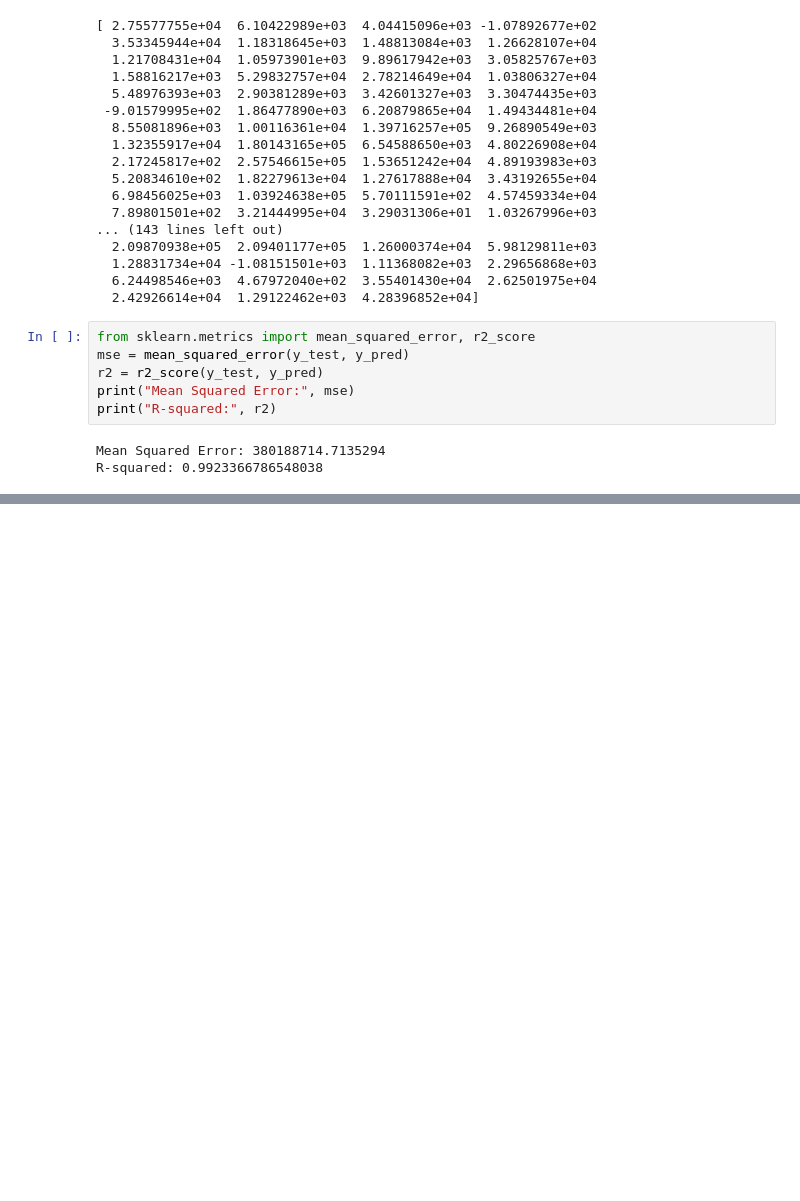
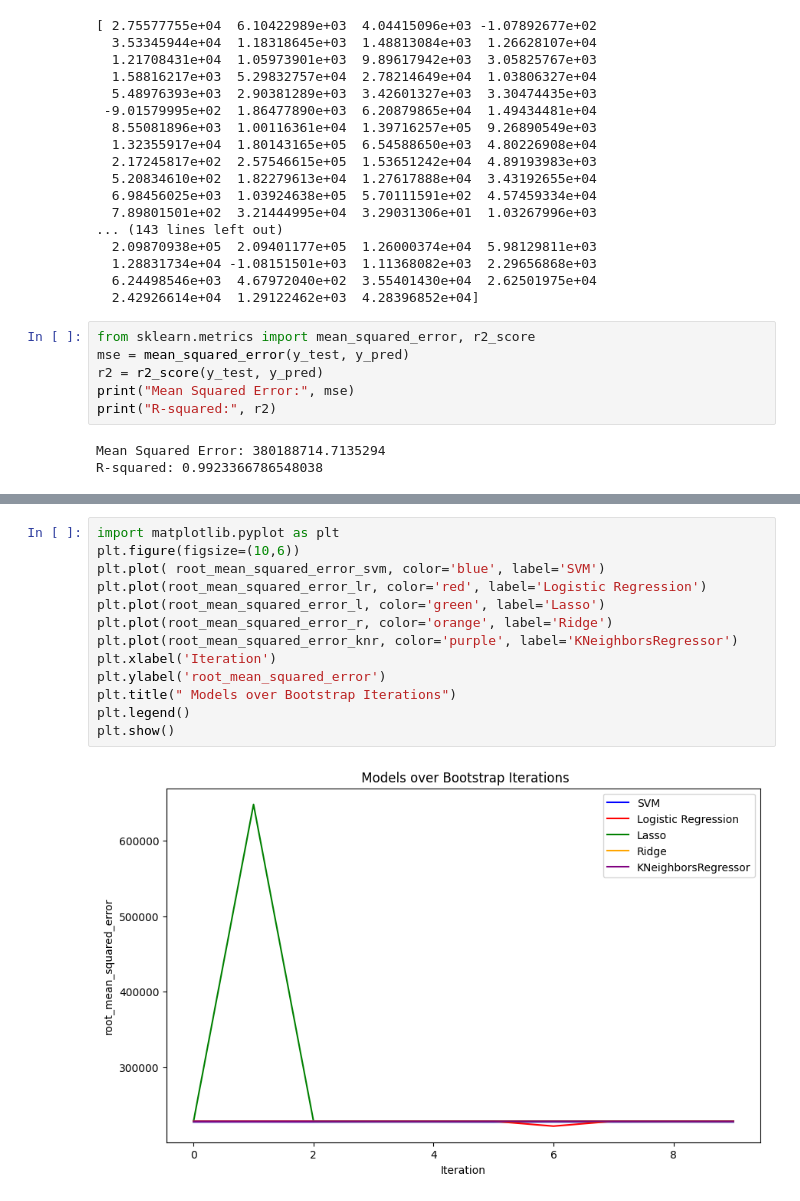
Before and after one commit to 2303A52046/STAT_2303A52046, a Jupyter notebook: Project(SML).ipynb, the cells around one changed output, grey strips where cells are left out. Drawn from its saved outputs; the diff is of its cells as text; blank space fills up the shorter version.

```diff
--- a/Project(SML).ipynb
+++ b/Project(SML).ipynb
@@ -275,0 +463,15 @@ R-squared: 0.9923366786548038
+# %%
+import matplotlib.pyplot as plt
+plt.figure(figsize=(10,6))
+plt.plot( root_mean_squared_error_svm, color='blue', label='SVM')
+plt.plot(root_mean_squared_error_lr, color='red', label='Logistic Regression')
+plt.plot(root_mean_squared_error_l, color='green', label='Lasso')
+plt.plot(root_mean_squared_error_r, color='orange', label='Ridge')
+plt.plot(root_mean_squared_error_knr, color='purple', label='KNeighborsRegressor')
+plt.xlabel('Iteration')
+plt.ylabel('root_mean_squared_error')
+plt.title(" Models over Bootstrap Iterations")
+plt.legend()
+plt.show()
+# %% [output]
+[figure, added]
```
Also changed, not shown: parts of 9 cells of this notebook.
